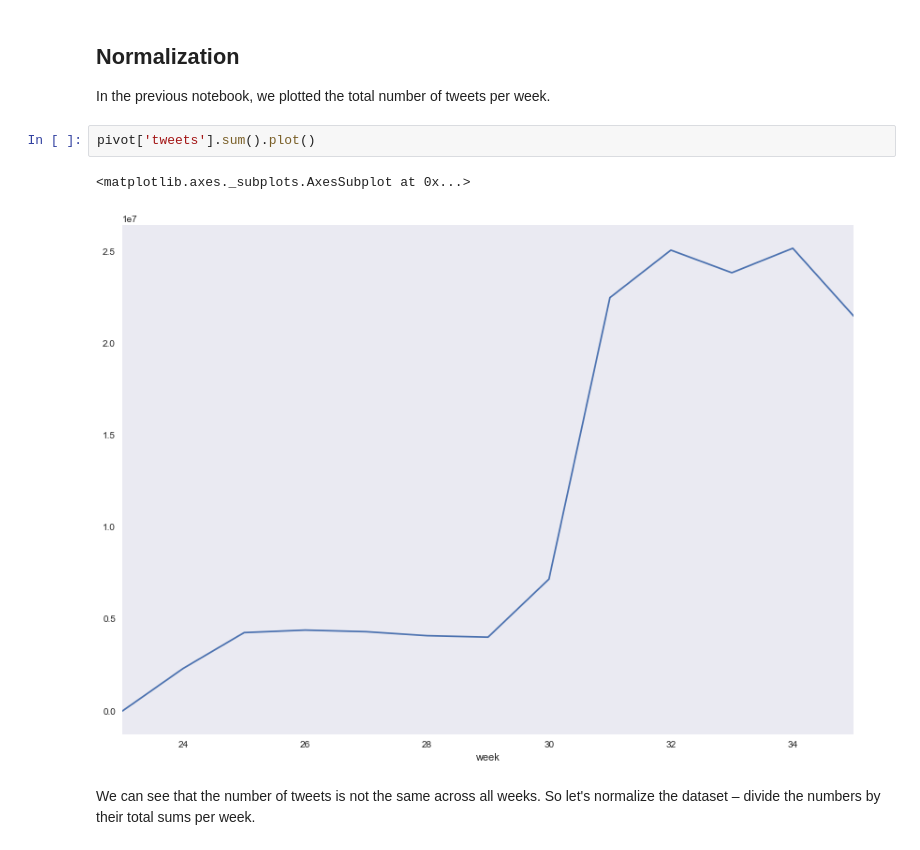
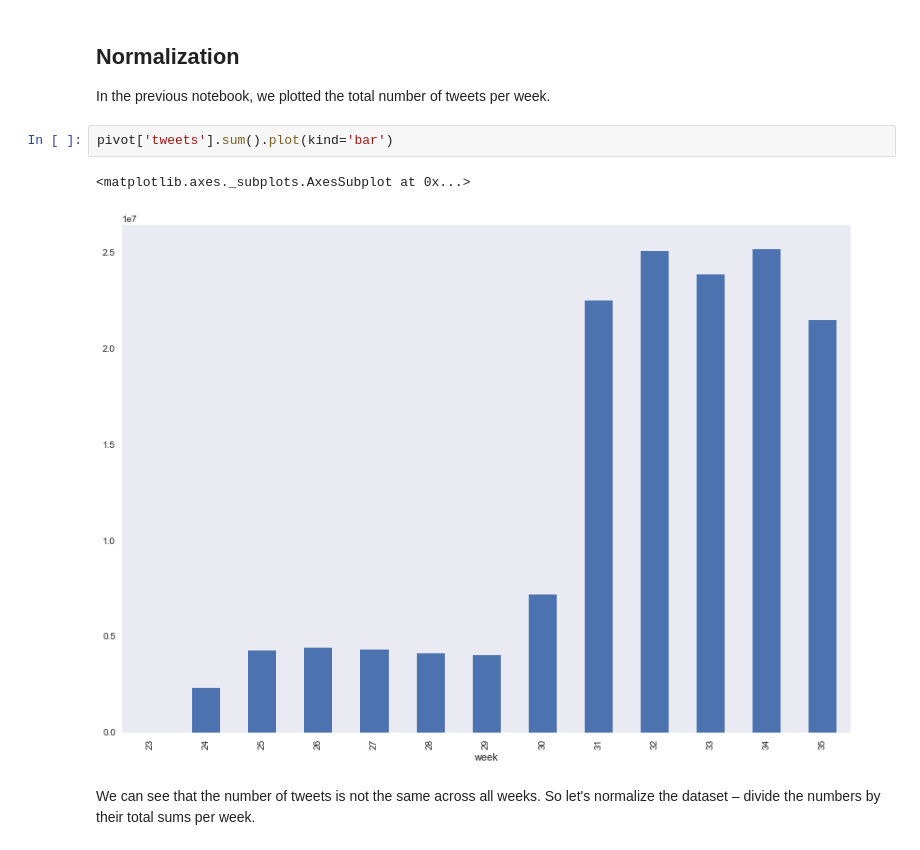
Before and after one commit to chuckeles/tweet-prediction, a Jupyter notebook: notebooks/Logistic regression using numeric attributes.ipynb, the cells around one changed output. Drawn from its saved outputs; the diff is of its cells as text.

```diff
--- a/notebooks/Logistic regression using numeric attributes.ipynb
+++ b/notebooks/Logistic regression using numeric attributes.ipynb
@@ -57,10 +57,10 @@ pivot = pivot.drop(36, axis=1, level=1)
 
 In the previous notebook, we plotted the total number of tweets per week.
 # %%
-pivot['tweets'].sum().plot()
+pivot['tweets'].sum().plot(kind='bar')
 # %% [output]
 <matplotlib.axes._subplots.AxesSubplot at 0x...>
-[figure, old version]
+[figure, new version]
 # %% [markdown]
 We can see that the number of tweets is not the same across all weeks. So let's normalize the dataset – divide the numbers by their total sums per week.
 # %%
```
Also changed, not shown: parts of 6 cells of this notebook, 4 other files.
